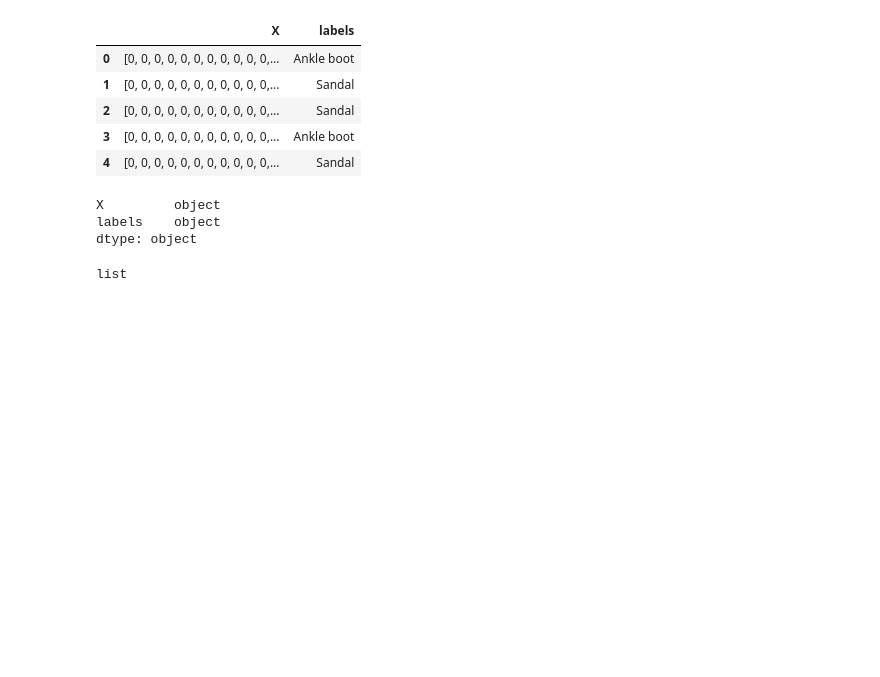
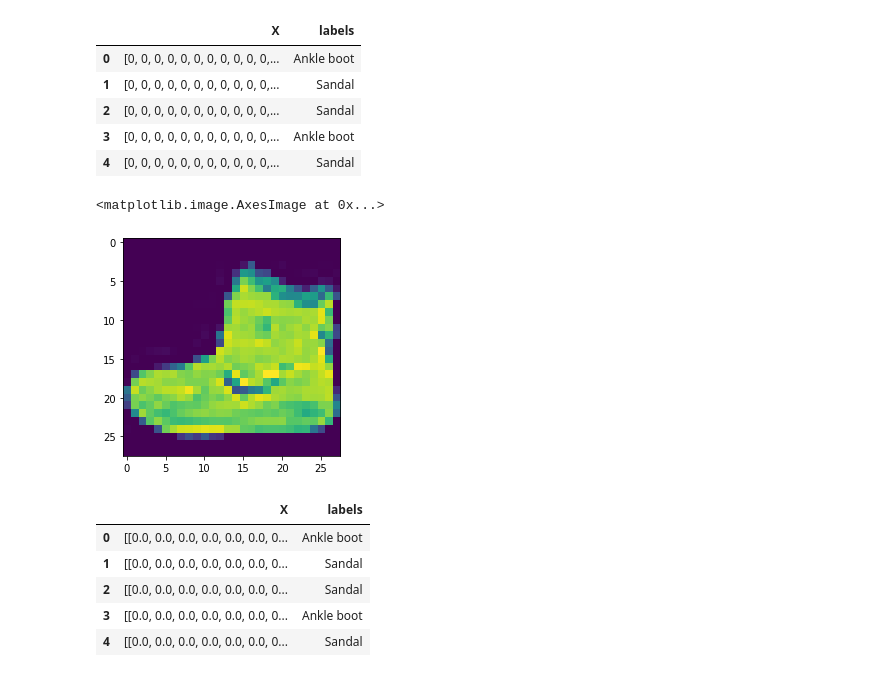
Before and after one commit to SaqlainHussainShah/Image-classificaiton, a Jupyter notebook: Classification_of_images.ipynb, the cells around one changed output. Cells and saved outputs as stored; diff of their text form; code cells hidden in the pictures; blank space fills up the shorter version.

```diff
--- a/Classification_of_images.ipynb
+++ b/Classification_of_images.ipynb
@@ -58,3 +62,10 @@ df.head()
 | 2 | [0, 0, 0, 0, 0, 0, 0, 0, 0, 0, 0,... | Sandal |
 | 3 | [0, 0, 0, 0, 0, 0, 0, 0, 0, 0, 0,... | Ankle boot |
 | 4 | [0, 0, 0, 0, 0, 0, 0, 0, 0, 0, 0,... | Sandal |
+# %%
+df['X'][0]=np.asarray(df['X'][0]).reshape((28,28)).astype('float32')
+# %%
+plt.imshow(df['X'][0])
+# %% [output]
+<matplotlib.image.AxesImage at 0x...>
+[figure, added]
@@ -61,6 +96,9 @@ df.head()
 # %%
-df.dtypes
+df.head()
 # %% [output]
-X         object
-labels    object
-dtype: object
+|  | X | labels |
+| 0 | [[0.0, 0.0, 0.0, 0.0, 0.0, 0.0, 0... | Ankle boot |
+| 1 | [[0.0, 0.0, 0.0, 0.0, 0.0, 0.0, 0... | Sandal |
+| 2 | [[0.0, 0.0, 0.0, 0.0, 0.0, 0.0, 0... | Sandal |
+| 3 | [[0.0, 0.0, 0.0, 0.0, 0.0, 0.0, 0... | Ankle boot |
+| 4 | [[0.0, 0.0, 0.0, 0.0, 0.0, 0.0, 0... | Sandal |
@@ -69,4 +104,0 @@ image=df['X'][22000]
-# %%
-type(image)
-# %% [output]
-list
```
Also changed, not shown: parts of 32 cells of this notebook.
